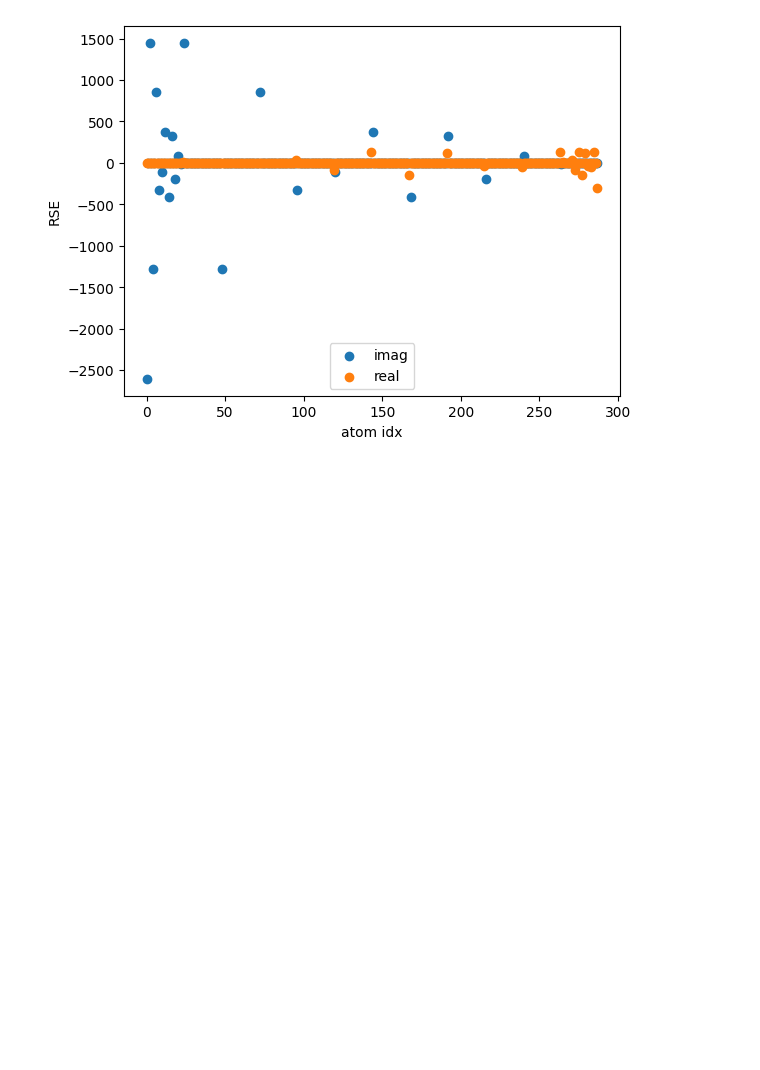
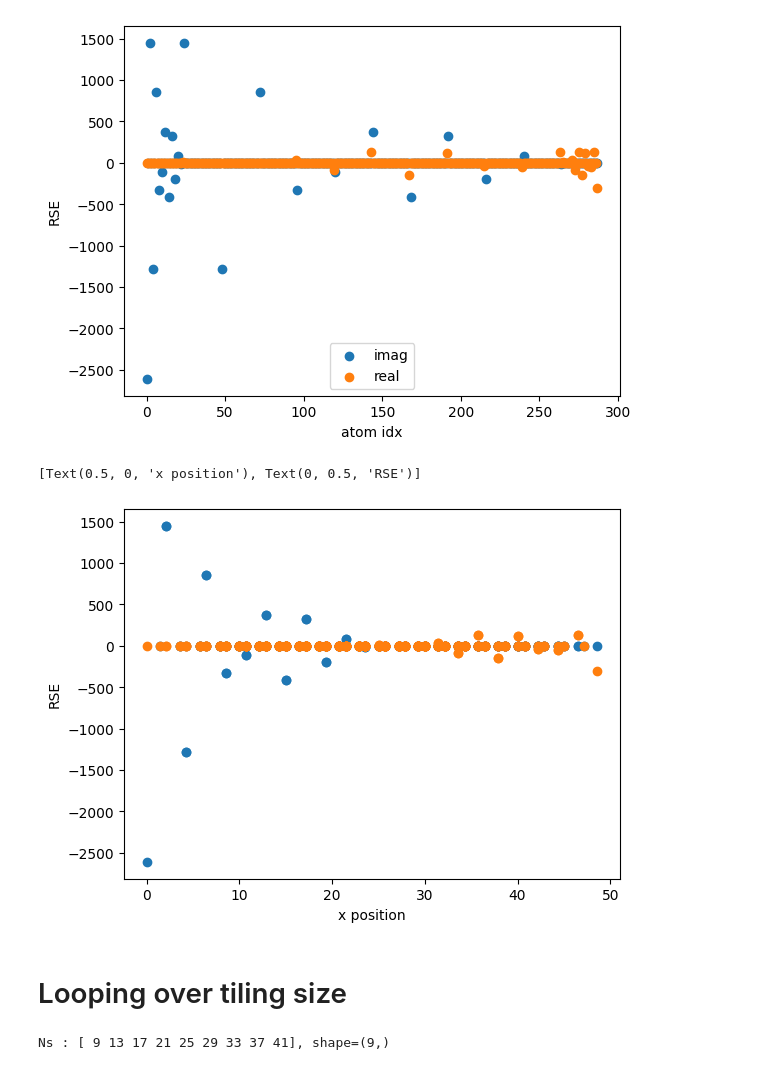
Before and after one commit to BastianValhoj/QTM-ML, a Jupyter notebook: scripts/plot_conv.ipynb, the cells around one changed output. Saved outputs shown, nothing was run; the diff lists cells and outputs as text; code cells hidden in the pictures; blank space fills up the shorter version.

```diff
--- a/scripts/plot_conv.ipynb
+++ b/scripts/plot_conv.ipynb
@@ -191,3 +208,40 @@ ax.legend(loc="lower center")
 # %% [output]
 <matplotlib.legend.Legend at 0x...>
 [figure]
+# %%
+fig, ax = plt.subplots()
+ax.scatter(geomNN.xyz[:, 0], np.imag(RSE_E0).diagonal(), label="imag")
+ax.scatter(geomNN.xyz[:, 0], np.real(RSE_E0).diagonal(), label="real")
+ax.set(xlabel="x position", ylabel="RSE")
+# %% [output]
+[Text(0.5, 0, 'x position'), Text(0, 0.5, 'RSE')]
+[figure, added]
+# %% [markdown]
+# Looping over tiling size
+# %%
+Ns = np.array([4*i+1 for i in range(2, 11)]); print(f"Ns : {Ns}, shape={Ns.shape}")
+# nks = np.int16(np.ceil([(3+i)*900/Ns[i] for i in range(0,len(Ns))])); print(f"nks : {nks}, shape={nks.shape}")
+nk1 = int(np.ceil(3*900/12))
+eta = 1e-3j
+energies = np.array([0])
+OUTPUTS = {}
+
+diffs = np.empty(shape=(len(Ns),), dtype=complex)
+for i, N in enumerate(tqdm(Ns, desc="Looping tiling")):
+    n0 = 0 # corner atom
+    n_halfway_side = N//2+1
+    E0_idx = energies[np.nonzero(energies == 0)]
+    Ham0 = systemInit(1.43, -2.7)
+    H_final, rse, alist, elist = setup_ham_rse(Ham0, tile=N, nk1=nk1, eta=eta)
+    out = calculate_spectral_GF(energies, eta=eta, Ham_sub=H_final, rse=rse, alist=alist, elist=elist)
+
+
+
+    OUTPUTS[f"{N}"] = out
+    rse_re = out["RSE"]
+    rse_diag = np.diagonal(rse_re, axis1=1, axis2=2).copy()
+    rse_diff, = rse_diag[E0_idx, n0] - rse_diag[E0_idx, n_halfway_side]
+    diffs[i] = rse_diff
+OUTPUTS[f"rse_diff"] = diffs
+# %% [output]
+Ns : [ 9 13 17 21 25 29 33 37 41], shape=(9,)
```
Also changed, not shown: parts of 8 cells of this notebook, 1 other file.
